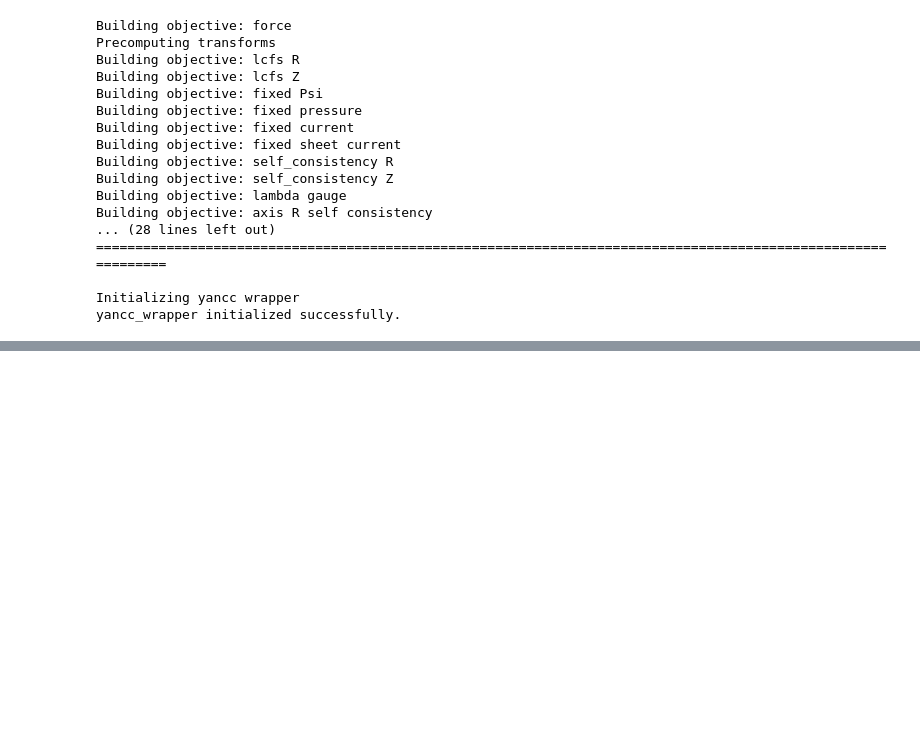
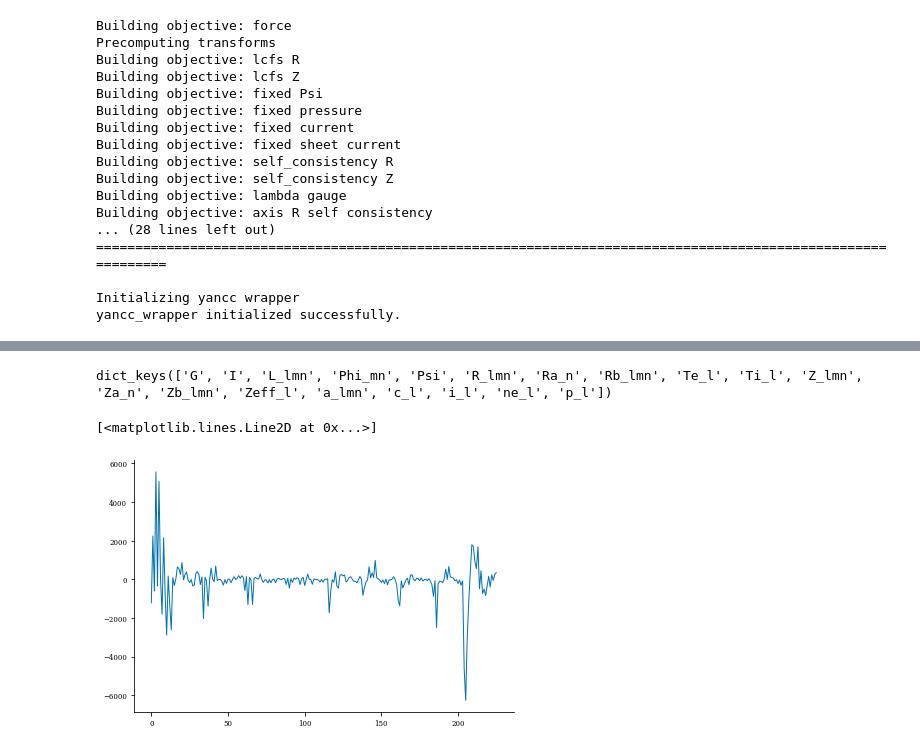
Before and after one commit to ianabel/MaNTA, a Jupyter notebook: python/StellaratorTransport.ipynb, the cells around one changed output, grey strips where cells are left out. Cells and saved outputs as stored; diff of their text form; code cells hidden in the pictures; blank space fills up the shorter version.

```diff
--- a/python/StellaratorTransport.ipynb
+++ b/python/StellaratorTransport.ipynb
@@ -268,7 +268,7 @@ solver_config = {
     "delta_t": 1e-4,
     "MinStepSize": 1e-8,
     "SteadyStateTolerance": 1e-2,
-    "restart": True,
+    "restart": False,
     "solveAdjoint": True,
     "zeroFlux": True,
 }
@@ -365,22 +365,19 @@ pressure_error_weight = jnp.full(yancc_desc_grid.num_rho, 0.0)
 stored_energy_weight = 100.0
 objective_from_user_weight = jnp.append(pressure_error_weight, stored_energy_weight)
 
-objectives = [
-ObjectiveFromUser(
+objfun = ObjectiveFromUser(
     objective_from_user_fun,
     eq,
     target=0,
     weight=objective_from_user_weight,
     grid=yancc_desc_grid,
-    deriv_mode="fwd",
+    deriv_mode="fwd")
     # need this assuming manta only has vjp, if using jvp switch to fwd
-)
-]
 
-objfun = ObjectiveFunction(objectives)
+# objfun = ObjectiveFunction(objectives)
 objfun.build(use_jit=False)
 J = 0
 with jax.default_device(jax.devices('cpu')[0]):
-    J = objfun.jac_scaled(objfun.x(eq))
+    J = objfun.jac_scaled(eq.params_dict)
     print(J)
 # %% [output]
@@ -446,5 +445,8 @@ JVPTracer(primal=[  -19.03864197  -161.4867644   -389.79087015  -613.29382163
 # %%
 import matplotlib.pyplot as plt
-
-print(J.shape)
-plt.plot(J[-1,:])
+print(J.keys())
+plt.plot(J["L_lmn"][-1,:])
+# %% [output]
+dict_keys(['G', 'I', 'L_lmn', 'Phi_mn', 'Psi', 'R_lmn', 'Ra_n', 'Rb_lmn', 'Te_l', 'Ti_l', 'Z_lmn', 'Za_n', 'Zb_lmn', 'Zeff_l', 'a_lmn', 'c_l', 'i_l', 'ne_l', 'p_l'])
+[<matplotlib.lines.Line2D at 0x...>]
+[figure, added]
```
Also changed, not shown: parts of 1 cell of this notebook, 33 other files.
